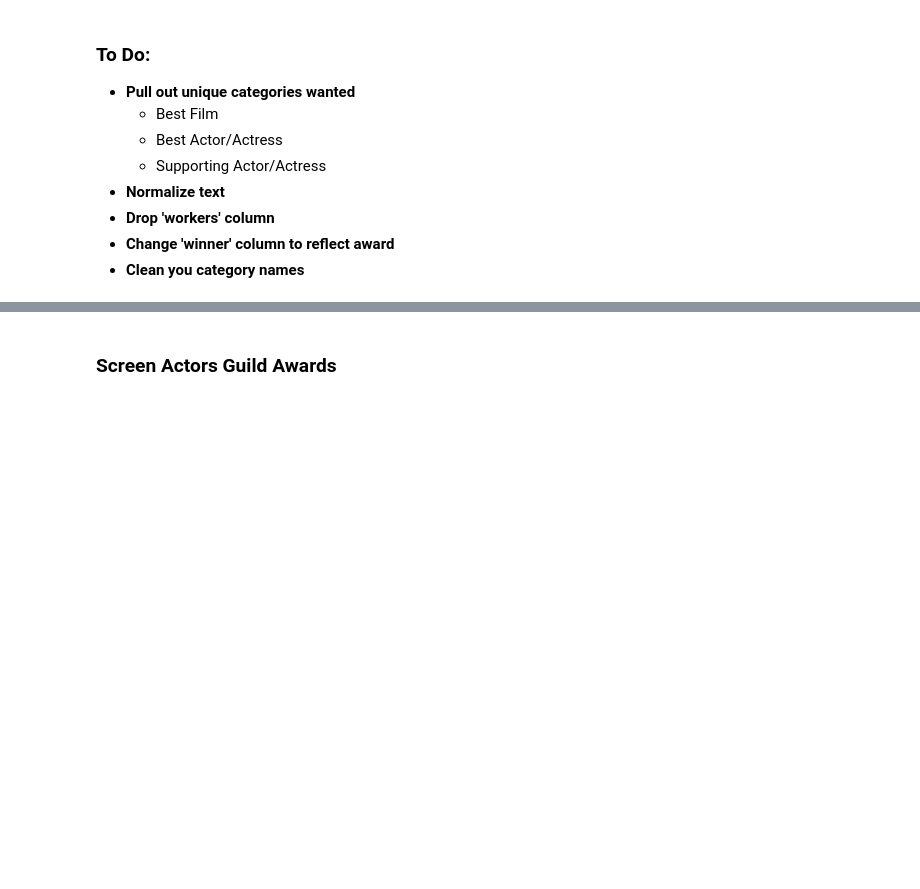
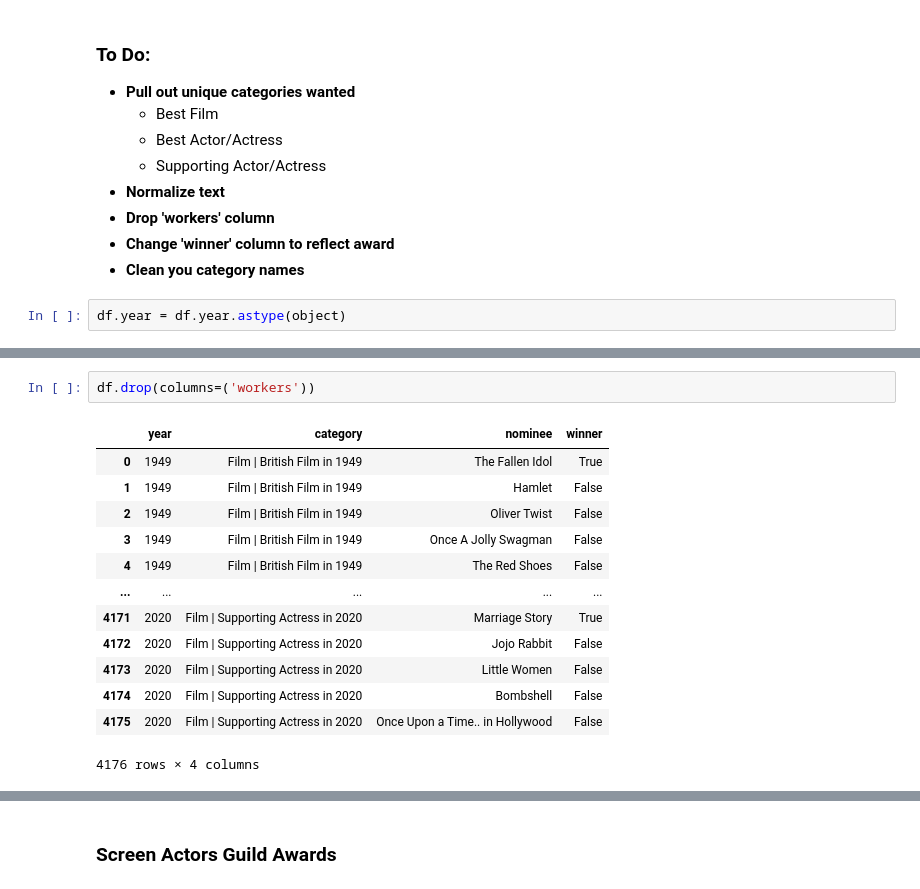
Before and after one commit to cari-holmes/movie-analysis, a Jupyter notebook: prepare_awards.ipynb, the cells around one changed output, grey strips where cells are left out. Cells and saved outputs as stored; diff of their text form; blank space fills up the shorter version.

```diff
--- a/prepare_awards.ipynb
+++ b/prepare_awards.ipynb
@@ -165,3 +547,5 @@ array(['Film | British Film in 1949', 'Film | Documentary in 1949',
 - **Drop 'workers' column**
 - **Change 'winner' column to reflect award**
 - **Clean you category names**
+# %%
+df.year = df.year.astype(object)
@@ -167,0 +580,16 @@ array(['Film | British Film in 1949', 'Film | Documentary in 1949',
+# %%
+df.drop(columns=('workers'))
+# %% [output]
+|  | year | category | nominee | winner |
+| 0 | 1949 | Film | British Film in 1949 | The Fallen Idol | True |
+| 1 | 1949 | Film | British Film in 1949 | Hamlet | False |
+| 2 | 1949 | Film | British Film in 1949 | Oliver Twist | False |
+| 3 | 1949 | Film | British Film in 1949 | Once A Jolly Swagman | False |
+| 4 | 1949 | Film | British Film in 1949 | The Red Shoes | False |
+| ... | ... | ... | ... | ... |
+| 4171 | 2020 | Film | Supporting Actress in 2020 | Marriage Story | True |
+| 4172 | 2020 | Film | Supporting Actress in 2020 | Jojo Rabbit | False |
+| 4173 | 2020 | Film | Supporting Actress in 2020 | Little Women | False |
+| 4174 | 2020 | Film | Supporting Actress in 2020 | Bombshell | False |
+| 4175 | 2020 | Film | Supporting Actress in 2020 | Once Upon a Time.. in Hollywood | False |
+4176 rows × 4 columns
```
Also changed, not shown: parts of 26 cells of this notebook.
